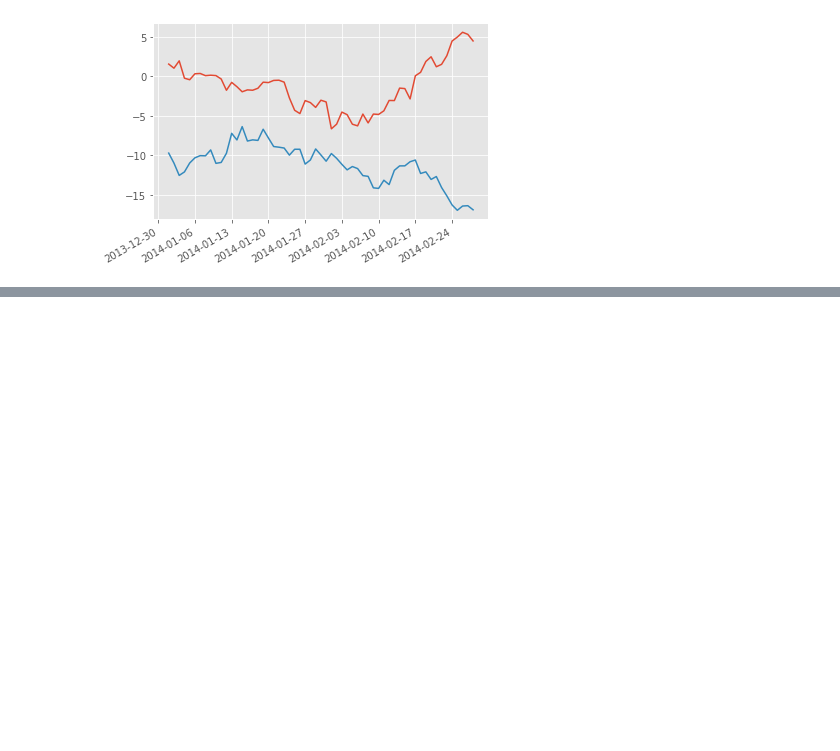
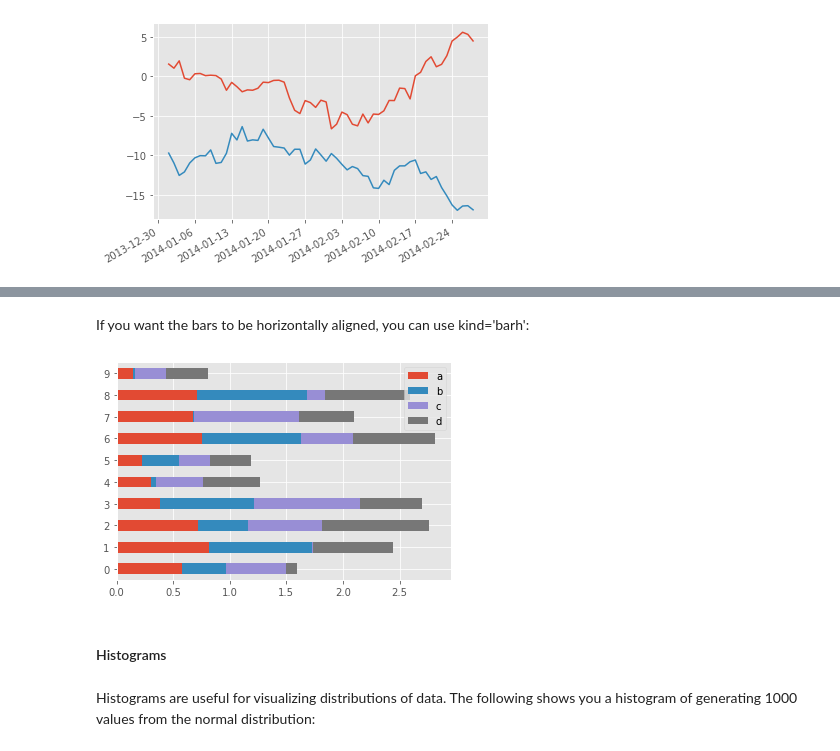
Before and after one commit to apkap83/Pandas_Notes, a Jupyter notebook: Learning_Pandas_Chapter_11 - Visualization.ipynb, the cells around one changed output, grey strips where cells are left out. Saved outputs shown, nothing was run; the diff lists cells and outputs as text; code cells hidden in the pictures; blank space fills up the shorter version.

```diff
--- a/Learning_Pandas_Chapter_11 - Visualization.ipynb
+++ b/Learning_Pandas_Chapter_11 - Visualization.ipynb
@@ -526,0 +583,12 @@ fig.autofmt_xdate();
+# %% [markdown]
+If you want the bars to be horizontally aligned, you can use kind='barh':
+# %%
+# horizontal stacked bar chart
+df2.plot(kind='barh', stacked=True);
+# %% [output]
+[figure, added]
+# %% [markdown]
+<h4>Histograms</h4>
+# %% [markdown]
+Histograms are useful for visualizing distributions of data. The following shows you a
+histogram of generating 1000 values from the normal distribution:
```
Also changed, not shown: parts of 32 cells of this notebook.
